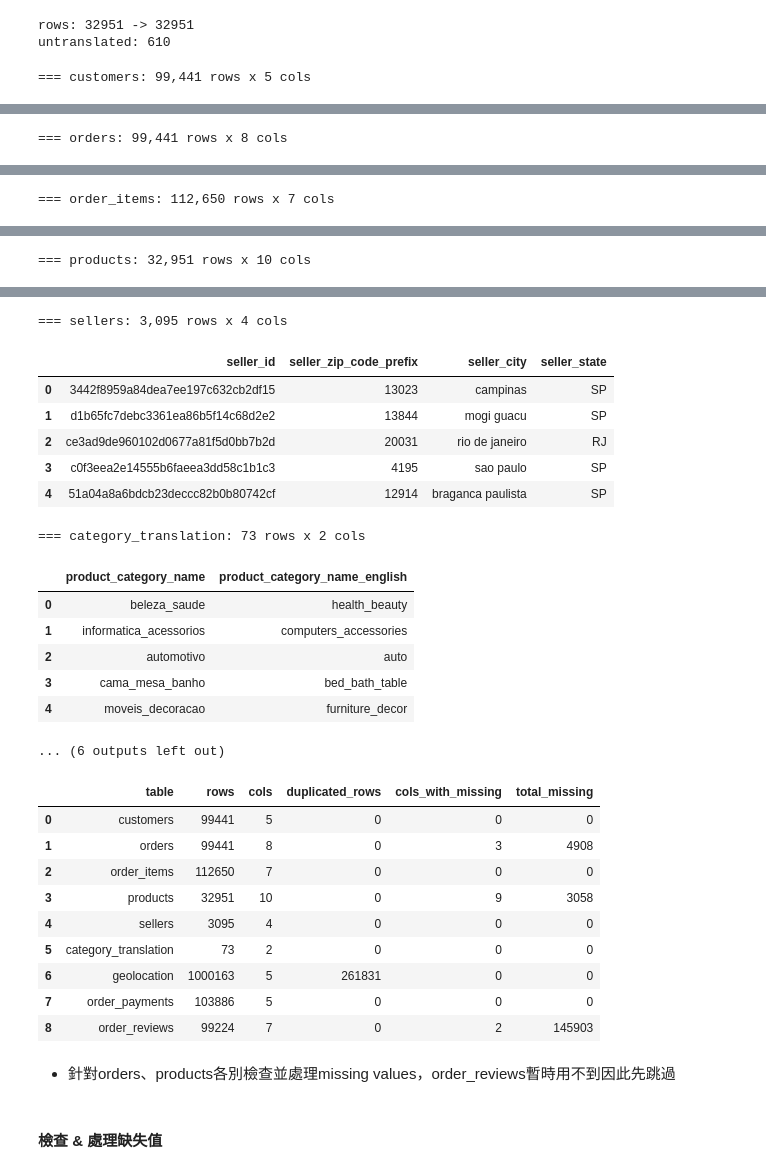
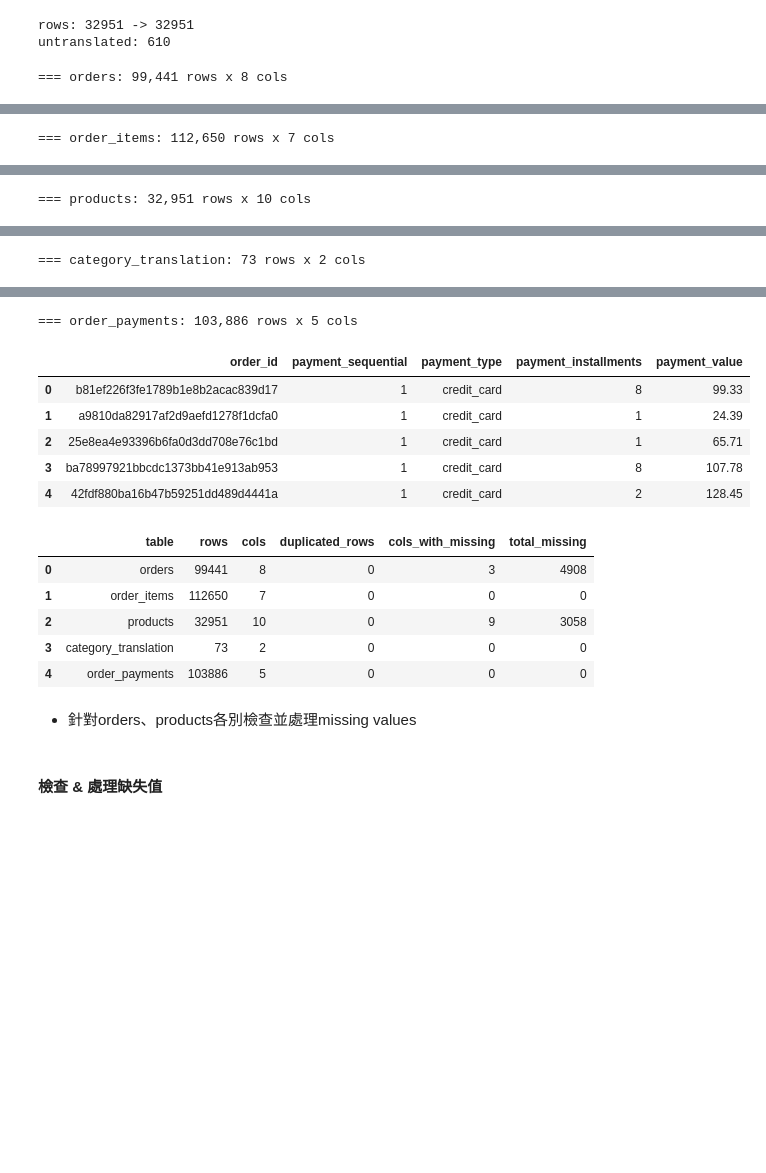
Before and after one commit to Andy09241020/data-analysis_Olist, a Jupyter notebook: EDA.ipynb, the cells around one changed output, grey strips where cells are left out. Saved outputs shown, nothing was run; the diff lists cells and outputs as text; code cells hidden in the pictures; blank space fills up the shorter version.

Commit message:
Narrow data cleaning to sales analysis tables

```diff
--- a/EDA.ipynb
+++ b/EDA.ipynb
@@ -69,19 +65,15 @@ untranslated: 610
 # %%
 # check the datasets separately
 dfs = {
-    "customers": df_customers,
     "orders": df_orders,
     "order_items": df_order_items,
     "products": df_products,
-    "sellers": df_sellers,
     "category_translation": df_product_category_name_translation,
-    "geolocation": df_geolocation,
     "order_payments": df_order_payments,
-    "order_reviews": df_order_reviews
 }
 
 for name, df in dfs.items():
     print(f"=== {name}: {df.shape[0]:,} rows x {df.shape[1]} cols")
     display(df.head())
 # %% [output]
-=== customers: 99,441 rows x 5 cols
+=== orders: 99,441 rows x 8 cols
@@ -94 +86 @@ for name, df in dfs.items():
-=== orders: 99,441 rows x 8 cols
+=== order_items: 112,650 rows x 7 cols
@@ -101 +93 @@ for name, df in dfs.items():
-=== order_items: 112,650 rows x 7 cols
+=== products: 32,951 rows x 10 cols
@@ -108 +100 @@ for name, df in dfs.items():
-=== products: 32,951 rows x 10 cols
+=== category_translation: 73 rows x 2 cols
@@ -115,18 +107,10 @@ for name, df in dfs.items():
-=== sellers: 3,095 rows x 4 cols
+=== order_payments: 103,886 rows x 5 cols
-|  | seller_id | seller_zip_code_prefix | seller_city | seller_state |
-| 0 | 3442f8959a84dea7ee197c632cb2df15 | 13023 | campinas | SP |
-| 1 | d1b65fc7debc3361ea86b5f14c68d2e2 | 13844 | mogi guacu | SP |
-| 2 | ce3ad9de960102d0677a81f5d0bb7b2d | 20031 | rio de janeiro | RJ |
-| 3 | c0f3eea2e14555b6faeea3dd58c1b1c3 | 4195 | sao paulo | SP |
-| 4 | 51a04a8a6bdcb23deccc82b0b80742cf | 12914 | braganca paulista | SP |
+|  | order_id | payment_sequential | payment_type | payment_installments | payment_value |
+| 0 | b81ef226f3fe1789b1e8b2acac839d17 | 1 | credit_card | 8 | 99.33 |
+| 1 | a9810da82917af2d9aefd1278f1dcfa0 | 1 | credit_card | 1 | 24.39 |
+| 2 | 25e8ea4e93396b6fa0d3dd708e76c1bd | 1 | credit_card | 1 | 65.71 |
+| 3 | ba78997921bbcdc1373bb41e913ab953 | 1 | credit_card | 8 | 107.78 |
+| 4 | 42fdf880ba16b47b59251dd489d4441a | 1 | credit_card | 2 | 128.45 |
-=== category_translation: 73 rows x 2 cols
-|  | product_category_name | product_category_name_english |
-| 0 | beleza_saude | health_beauty |
-| 1 | informatica_acessorios | computers_accessories |
-| 2 | automotivo | auto |
-| 3 | cama_mesa_banho | bed_bath_table |
-| 4 | moveis_decoracao | furniture_decor |
-... (6 outputs left out)
 # %%
 # datasets overall information
 summary = pd.DataFrame([
@@ -141,17 +125,13 @@ summary = pd.DataFrame([
 summary
 # %% [output]
 |  | table | rows | cols | duplicated_rows | cols_with_missing | total_missing |
-| 0 | customers | 99441 | 5 | 0 | 0 | 0 |
-| 1 | orders | 99441 | 8 | 0 | 3 | 4908 |
-| 2 | order_items | 112650 | 7 | 0 | 0 | 0 |
-| 3 | products | 32951 | 10 | 0 | 9 | 3058 |
-| 4 | sellers | 3095 | 4 | 0 | 0 | 0 |
-| 5 | category_translation | 73 | 2 | 0 | 0 | 0 |
-| 6 | geolocation | 1000163 | 5 | 261831 | 0 | 0 |
-| 7 | order_payments | 103886 | 5 | 0 | 0 | 0 |
-| 8 | order_reviews | 99224 | 7 | 0 | 2 | 145903 |
+| 0 | orders | 99441 | 8 | 0 | 3 | 4908 |
+| 1 | order_items | 112650 | 7 | 0 | 0 | 0 |
+| 2 | products | 32951 | 10 | 0 | 9 | 3058 |
+| 3 | category_translation | 73 | 2 | 0 | 0 | 0 |
+| 4 | order_payments | 103886 | 5 | 0 | 0 | 0 |
 # %% [markdown]
-- 針對orders、products各別檢查並處理missing values，order_reviews暫時用不到因此先跳過
+- 針對orders、products各別檢查並處理missing values
 # %% [markdown]
 #### 檢查 & 處理缺失值
 # %%
```
Also changed, not shown: parts of 6 cells of this notebook.
